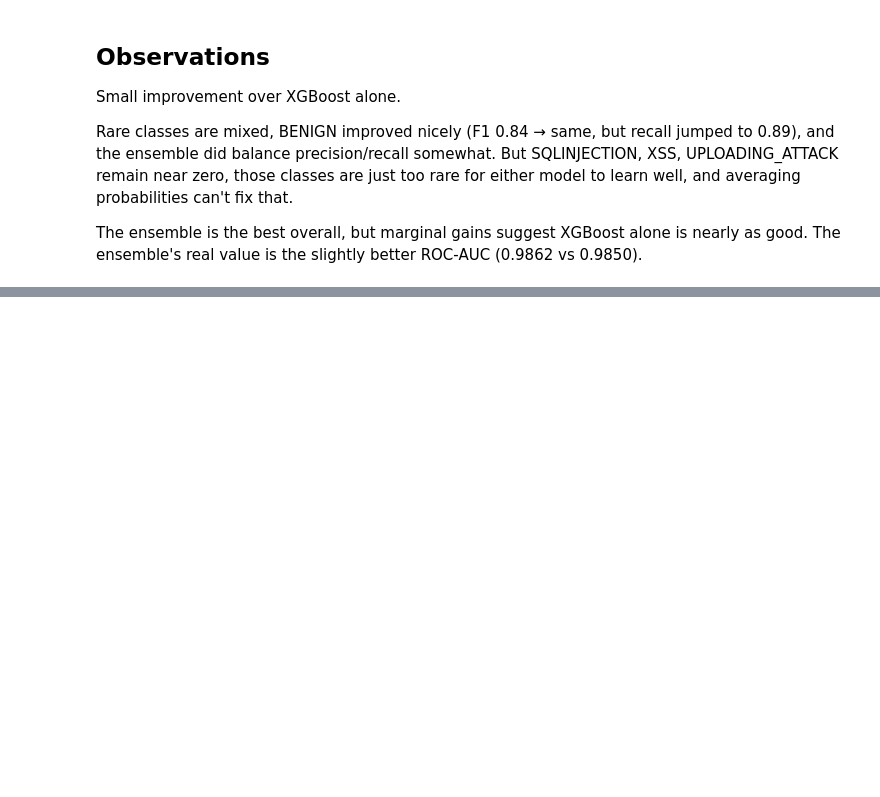
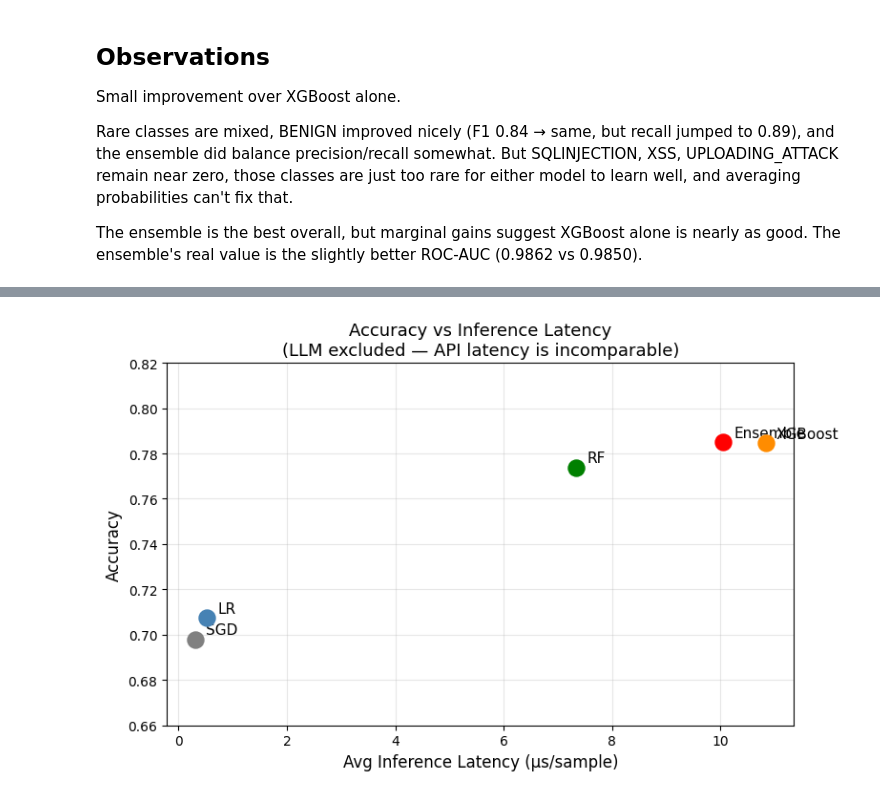
Before and after one commit to joetes98/CSCI-5742-Project, a Jupyter notebook: baselines_CICIoT2023.ipynb, the cells around one changed output, grey strips where cells are left out. Saved outputs shown, nothing was run; the diff lists cells and outputs as text; code cells hidden in the pictures; blank space fills up the shorter version.

```diff
--- a/baselines_CICIoT2023.ipynb
+++ b/baselines_CICIoT2023.ipynb
@@ -610,0 +654,22 @@ ensemble's real value is the slightly better ROC-AUC (0.9862 vs 0.9850).
+# %%
+fig, ax = plt.subplots(figsize=(8, 5))
+
+lat_models = ['LR', 'SGD', 'RF', 'XGBoost', 'Ensemble']
+latencies  = [0.52, 0.31, 7.34, 10.83, 10.05]
+lat_accs   = [accuracy, accuracy_svm, accuracy_rf, accuracy_xgb, accuracy_ensemble]
+colors     = ['steelblue', 'gray', 'green', 'darkorange', 'red']
+
+for lbl, lat, acc, col in zip(lat_models, latencies, lat_accs, colors):
+    ax.scatter(lat, acc, color=col, s=150, zorder=5)
+    ax.annotate(lbl, (lat, acc), textcoords='offset points', xytext=(8, 4), fontsize=11)
+
+ax.set_xlabel('Avg Inference Latency (µs/sample)', fontsize=12)
+ax.set_ylabel('Accuracy', fontsize=12)
+ax.set_title('Accuracy vs Inference Latency\n(LLM excluded — API latency is incomparable)', fontsize=13)
+ax.set_ylim(0.66, 0.82)
+ax.grid(True, alpha=0.3)
+plt.tight_layout()
+plt.savefig('accuracy_vs_latency.png', dpi=150, bbox_inches='tight')
+plt.show()
+# %% [output]
+[figure, added]
```
Also changed, not shown: parts of 16 cells of this notebook, 1 other file.
